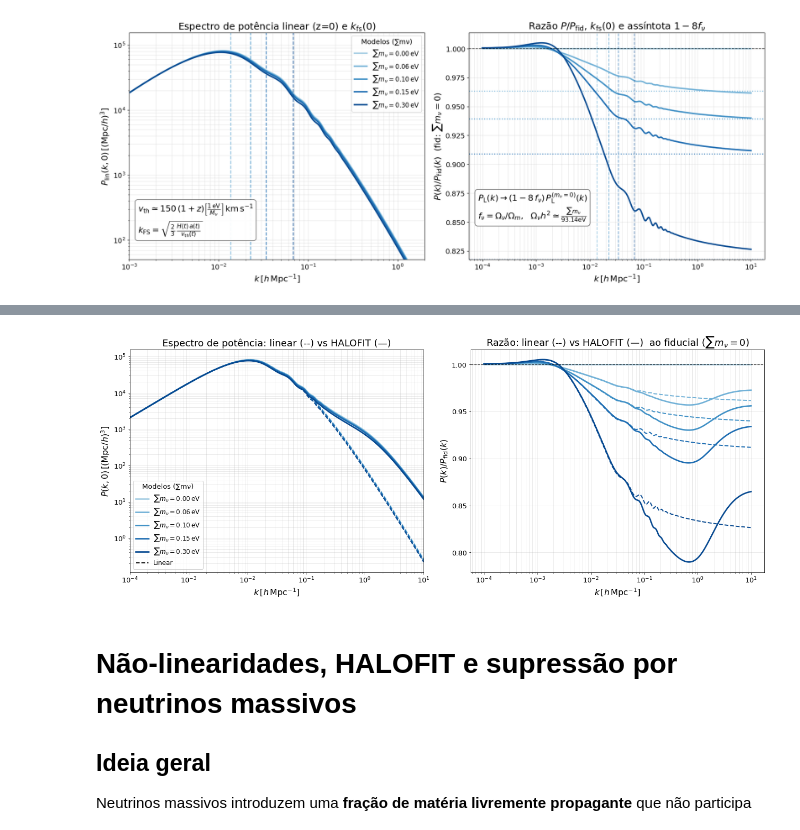
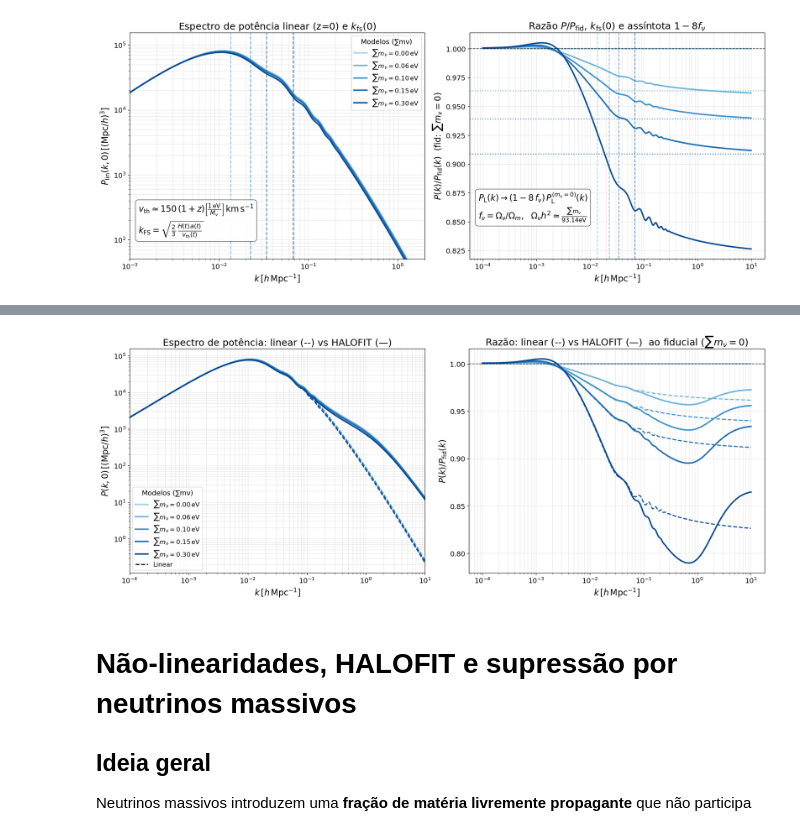
Before and after one commit to joaoreboucas1/Escola_Computacao_CBPF_Cosmologia, a Jupyter notebook: Cls_LSS_aula.ipynb, the cells around one changed output, grey strips where cells are left out. Drawn from its saved outputs; the diff is of its cells as text; code cells hidden in the pictures.

```diff
--- a/Cls_LSS_aula.ipynb
+++ b/Cls_LSS_aula.ipynb
@@ -688,7 +697,6 @@ def build_params(sig8):
         'gauge': 'Synchronous',
         'z_pk': '1.0, 0.0',
         'P_k_max_h/Mpc': P_k_max_h_Mpc,
-        'k_per_decade_for_pk': k_per_decade,
         'h': h_ref,
         'Omega_b': Ob_ref,
         'Omega_cdm': Om_ref - Ob_ref
@@ -1013,7 +1020,6 @@ def build_params_sum_mnu(sum_mnu_eV):
         'gauge': 'Synchronous',
         'z_pk': '1.0, 0.0',
         'P_k_max_h/Mpc': P_k_max_h_Mpc,
-        'k_per_decade_for_pk': k_per_decade,
         'h': h_ref,
         'Omega_b': Ob_ref,
         # Amplitude primordial fixa (em vez de sigma8) para expor efeito de m_nu
@@ -1151,7 +1159,6 @@ def build_params_sum_mnu(sum_mnu_eV):
         'gauge': 'Synchronous',
         'z_pk': '1.0, 0.0',
         'P_k_max_h/Mpc': P_k_max_h_Mpc,
-        'k_per_decade_for_pk': k_per_decade,
         'h': h_ref,
         'Omega_b': Ob_ref,
         'Omega_cdm': Om_cdm,         # <-- definido via fechamento com Omega_m fixo
@@ -1286,7 +1293,6 @@ def build_params_sum_mnu(sum_mnu_eV):
         'gauge': 'Synchronous',
         'z_pk': '1.0, 0.0',
         'P_k_max_h/Mpc': P_k_max_h_Mpc,
-        'k_per_decade_for_pk': k_per_decade,
         'h': h_ref,
         'Omega_b': Ob_ref,
         'Omega_cdm': Om_cdm,            # fechado com Ω_m fixo
@@ -1533,7 +1541,6 @@ def build_params_sum_mnu(sum_mnu_eV, nonlinear=False):
         'gauge': 'Synchronous',
         'z_pk': '1.0, 0.0',
         'P_k_max_h/Mpc': P_k_max_h_Mpc,
-        'k_per_decade_for_pk': k_per_decade,
         'h': h_ref,
         'Omega_b': Ob_ref,
         'Omega_cdm': Om_cdm,            # fechado com Ω_m fixo
@@ -1602,34 +1609,34 @@ for mnu, col in zip(mnu_list_eV, colors):
 axes[0].set_xlabel(r"$k\,[h\,\mathrm{Mpc}^{-1}]$")
 axes[0].set_ylabel(r"$P(k, 0)\,[({\mathrm{Mpc}}/h)^3]$")
 axes[0].set_xlim(kmin, kmax)
 axes[0].set_title(r"Espectro de potência: linear (--) vs HALOFIT (—)")
 axes[0].grid(True, which="both", alpha=0.3)
 
 # Constrói legenda com apenas uma entrada por cor (NL) + um proxy para linear
 from matplotlib.lines import Line2D
 legend_lines = [Line2D([0],[0], color=col, lw=2.7, ls='-', label=rf"$\sum m_\nu={mnu:.2f}\,\mathrm{{eV}}$")
                 for mnu, col in zip(mnu_list_eV, colors)]
 legend_lines.append(Line2D([0],[0], color='k', lw=2.0, ls='--', label='Linear'))
 axes[0].legend(handles=legend_lines, ncol=1, title=r"Modelos (∑mν)")
 
 # Painel direito: razões vs fiducial (linear e não linear)
 for mnu, col in zip(mnu_list_eV, colors):
     # não linear: sólido
     ratio_nl = Pk_nl_map[mnu] / Pk_nl_fid
     axes[1].semilogx(k_grid, ratio_nl, lw=2.7, color=col)
     # linear: tracejado
     ratio_lin = Pk_lin_map[mnu] / Pk_lin_fid
     axes[1].semilogx(k_grid, ratio_lin, lw=2.0, color=col, ls=ls_lin)
 
 axes[1].axhline(1.0, color='k', lw=1.2, ls='--', alpha=0.7)
 axes[1].set_xlabel(r"$k\,[h\,\mathrm{Mpc}^{-1}]$")
 axes[1].set_ylabel(r"$P(k)/P_{\rm fid}(k)$")
 axes[1].set_title(r"Razão: linear (--) vs HALOFIT (—)  ao fiducial ($\sum m_\nu=0$)")
 axes[1].grid(True, which="both", alpha=0.3)
 
 plt.show()
 # %% [output]
-[figure, old version]
+[figure, new version]
 # %% [markdown]
 
 # Não-linearidades, HALOFIT e supressão por neutrinos massivos
```
Also changed, not shown: parts of 20 cells of this notebook, 4 other files.
